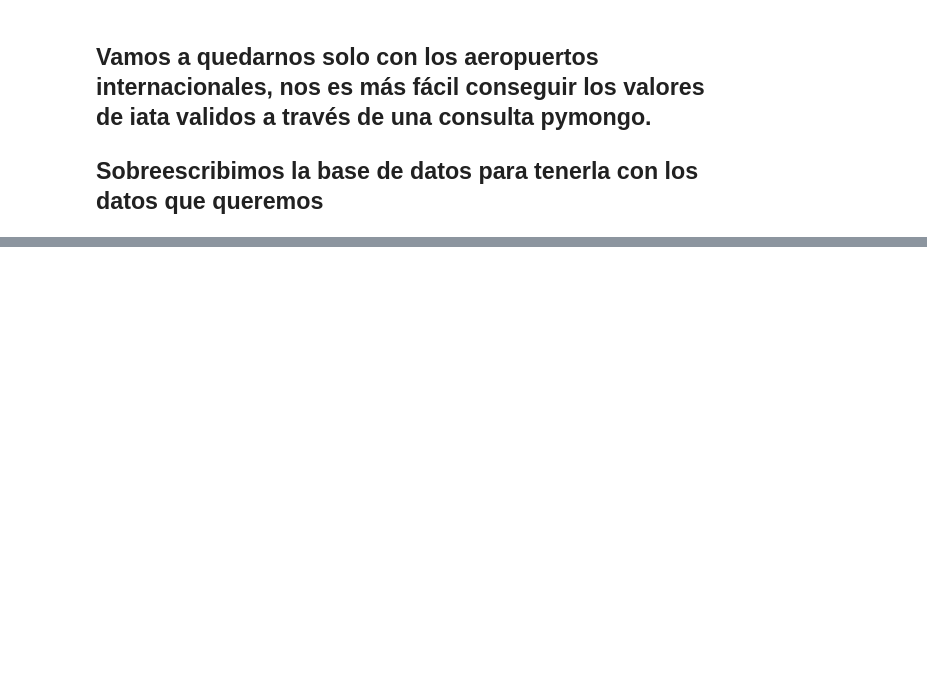
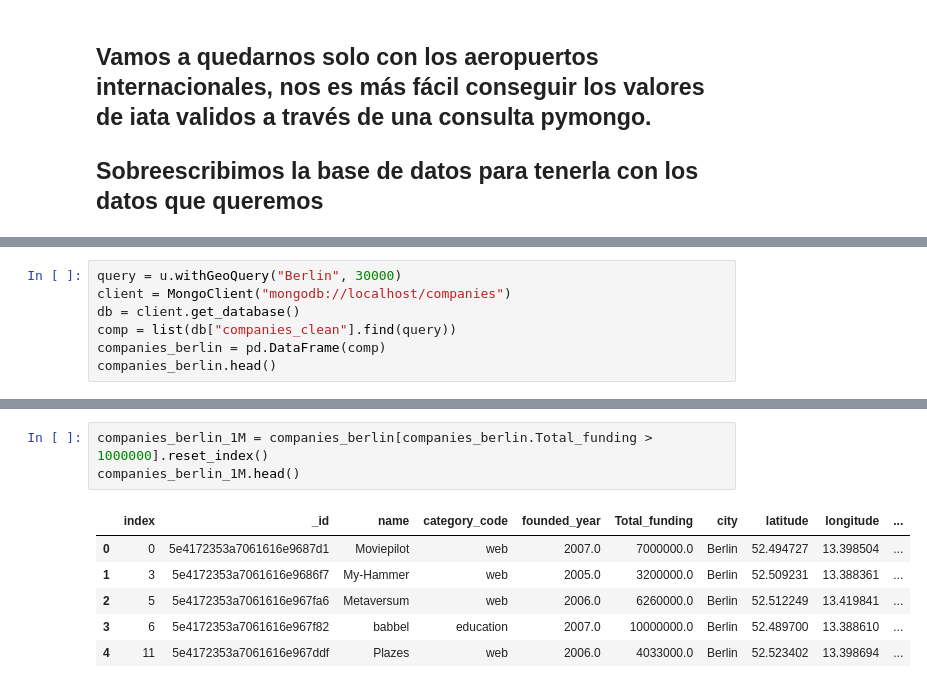
Before and after one commit to jmpchamizo/Locations, a Jupyter notebook: Project.ipynb, the cells around one changed output, grey strips where cells are left out. Drawn from its saved outputs; the diff is of its cells as text; blank space fills up the shorter version.

```diff
--- a/Project.ipynb
+++ b/Project.ipynb
@@ -340,0 +178,7 @@ df["distance"] =
+# %%
+query = u.withGeoQuery("Berlin", 30000)
+client = MongoClient("mongodb://localhost/companies")
+db = client.get_database()
+comp = list(db["companies_clean"].find(query))
+companies_berlin = pd.DataFrame(comp)
+companies_berlin.head()
@@ -340,0 +194,10 @@ df["distance"] =
+# %%
+companies_berlin_1M = companies_berlin[companies_berlin.Total_funding > 1000000].reset_index()
+companies_berlin_1M.head()
+# %% [output]
+|  | index | _id | name | category_code | founded_year | Total_funding | city | latitude | longitude | ... |
+| 0 | 0 | 5e4172353a7061616e9687d1 | Moviepilot | web | 2007.0 | 7000000.0 | Berlin | 52.494727 | 13.398504 | ... |
+| 1 | 3 | 5e4172353a7061616e9686f7 | My-Hammer | web | 2005.0 | 3200000.0 | Berlin | 52.509231 | 13.388361 | ... |
+| 2 | 5 | 5e4172353a7061616e967fa6 | Metaversum | web | 2006.0 | 6260000.0 | Berlin | 52.512249 | 13.419841 | ... |
+| 3 | 6 | 5e4172353a7061616e967f82 | babbel | education | 2007.0 | 10000000.0 | Berlin | 52.489700 | 13.388610 | ... |
+| 4 | 11 | 5e4172353a7061616e967ddf | Plazes | web | 2006.0 | 4033000.0 | Berlin | 52.523402 | 13.398694 | ... |
```
Also changed, not shown: parts of 92 cells of this notebook, 4 other files.
